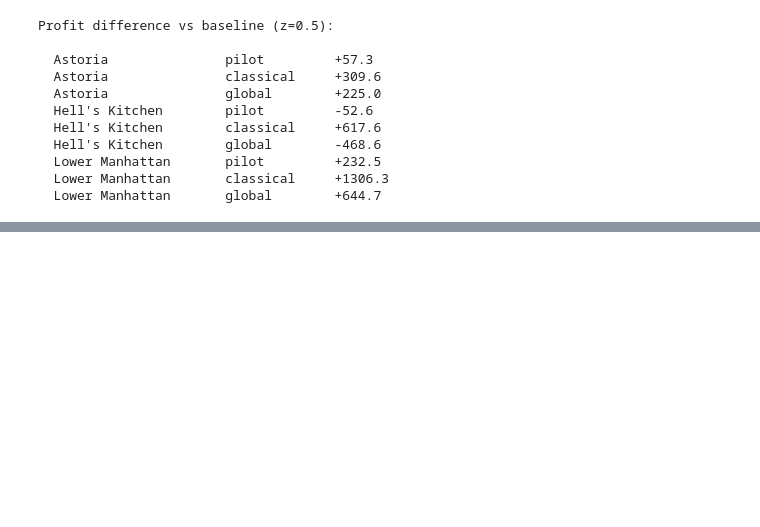
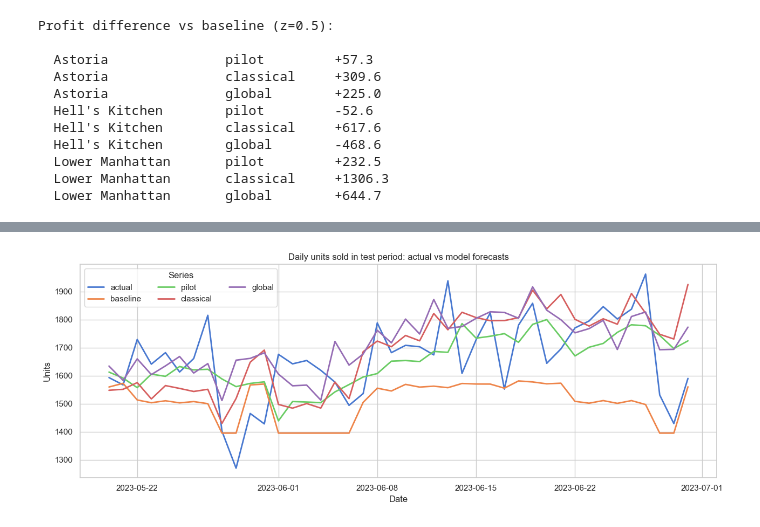
Before and after one commit to Jaskabraska/Finish-project---DD, a Jupyter notebook: coffee_shop_inventory (1).executed (1).ipynb, the cells around one changed output, grey strips where cells are left out. Saved outputs shown, nothing was run; the diff lists cells and outputs as text; code cells hidden in the pictures; blank space fills up the shorter version.

```diff
--- a/coffee_shop_inventory (1).executed (1).ipynb
+++ b/coffee_shop_inventory (1).executed (1).ipynb
@@ -2533,0 +2457,97 @@ Profit difference vs baseline (z=0.5):
+# %%
+# Concise visual summary for Sections 10-15
+
+required_vars = ['test', 'inv_df']
+missing = [v for v in required_vars if v not in globals()]
+if missing:
+    raise ValueError(f"Run Sections 10-15 first. Missing: {missing}")
+
+model_cols = ['baseline_pred', 'pilot_pred', 'classical_pred', 'global_pred']
+model_name_map = {
+    'baseline_pred': 'baseline',
+    'pilot_pred': 'pilot',
+    'classical_pred': 'classical',
+    'global_pred': 'global',
+}
+
+for col in model_cols:
+    if col not in test.columns:
+        raise ValueError(f"Column '{col}' is missing from test. Re-run Sections 10-13.")
+
+# 1) Daily aggregate demand: actual vs model forecasts
+actual_daily = (
+    test.groupby('date', as_index=False)['units_sold']
+    .sum()
+    .rename(columns={'units_sold': 'actual'})
+)
+
+pred_daily = test.groupby('date', as_index=False)[model_cols].sum()
+pred_daily = pred_daily.rename(columns=model_name_map)
+
+daily_plot = actual_daily.merge(pred_daily, on='date', how='left')
+plot_long = daily_plot.melt(id_vars='date', var_name='series', value_name='units')
+
+plt.figure(figsize=(13, 5))
+sns.lineplot(data=plot_long, x='date', y='units', hue='series', linewidth=2)
+plt.title('Daily units sold in test period: actual vs model forecasts')
+plt.xlabel('Date')
+plt.ylabel('Units')
+plt.legend(title='Series', ncols=3, loc='upper left')
+plt.tight_layout()
+plt.show()
+
+# 2) Store-level MAE by model
+mae_rows = []
+for store in sorted(test['store_location'].dropna().unique()):
+    sub = test[test['store_location'] == store]
+    for col in model_cols:
+        mae_rows.append({
+            'store': store,
+            'model': model_name_map[col],
+            'MAE': mean_absolute_error(sub['units_sold'], sub[col]),
+        })
+
+mae_df = pd.DataFrame(mae_rows)
+
+plt.figure(figsize=(12, 5))
+sns.barplot(data=mae_df, x='store', y='MAE', hue='model')
+plt.title('Store-level forecast MAE by model')
+plt.xlabel('Store')
+plt.ylabel('MAE (units)')
+plt.legend(title='Model', ncols=4, loc='upper right')
+plt.tight_layout()
+plt.show()
+
+# 3) Profit-stockout trade-off at moderate risk (z = 0.5)
+z_default = 0.5
+tradeoff = (
+    inv_df[inv_df['z_score'] == z_default]
+    .groupby(['store_location', 'model'], as_index=False)
+    .agg(
+        total_profit=('profit', 'sum'),
+        total_stockout=('stockout_qty', 'sum'),
+        total_waste=('waste_cost', 'sum'),
+    )
+)
+
+plt.figure(figsize=(12, 6))
+sns.scatterplot(
+    data=tradeoff,
+    x='total_stockout',
+    y='total_profit',
+    hue='model',
+    style='store_location',
+    s=180,
+)
+plt.title('Profit vs stockout at z = 0.5 (lower stockout, higher profit is better)')
+plt.xlabel('Total stockout units')
+plt.ylabel('Total profit')
+plt.tight_layout()
+plt.show()
+
+print('Key takeaway snapshot:')
+print('- chart 1 shows which model tracks daily demand pattern best')
+print('- chart 2 compares forecast accuracy by store')
+print('- chart 3 shows the business trade-off between profit and stockout')
+# %% [output]
+[figure, added]
```
Also changed, not shown: parts of 7 cells of this notebook, 1 other file.
